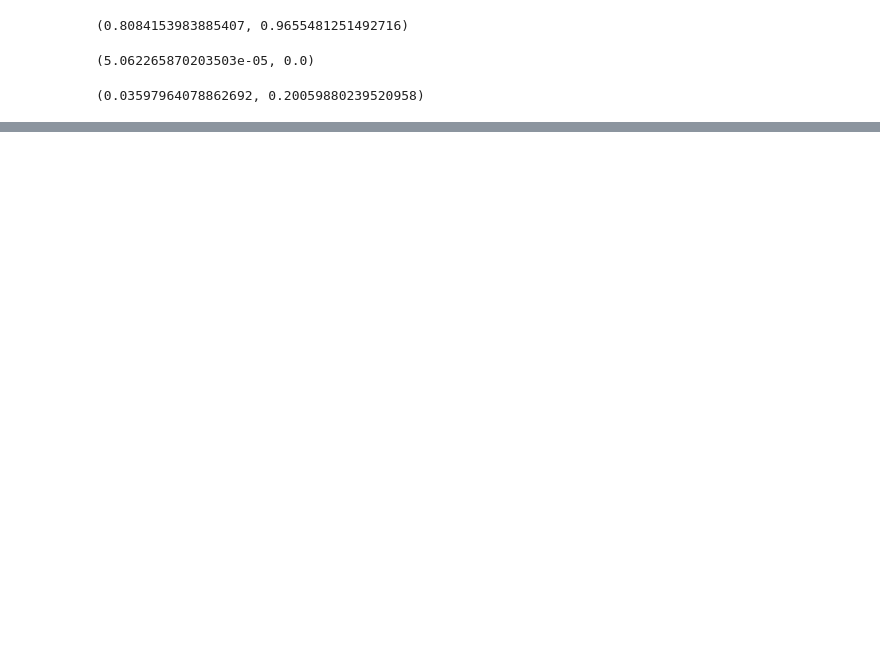
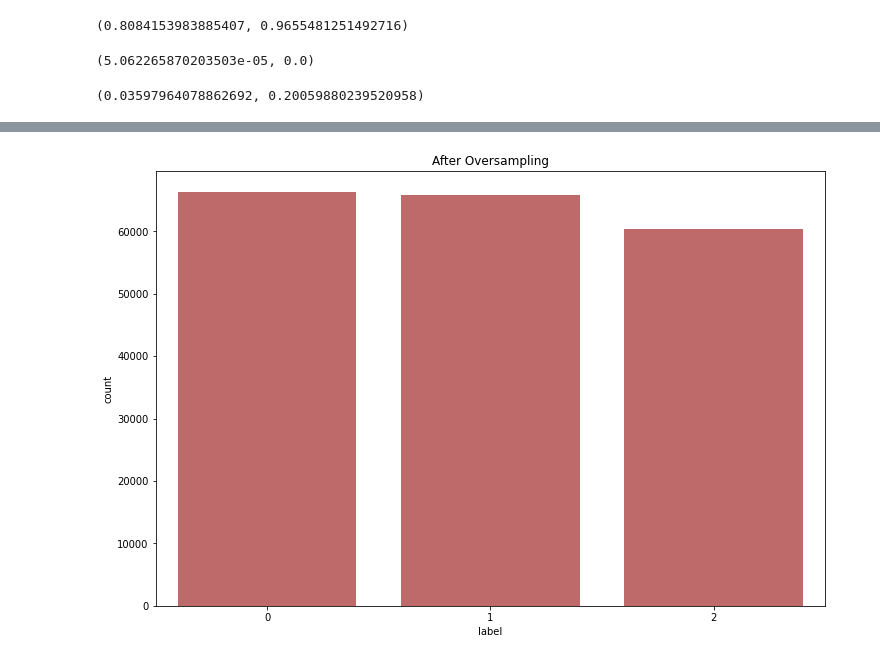
Before and after one commit to lucifermorningstar1305/infosys722, a Jupyter notebook: Step3_8_Data_Modelling.ipynb, the cells around one changed output, grey strips where cells are left out. Cells and saved outputs as stored; diff of their text form; code cells hidden in the pictures; blank space fills up the shorter version.

```diff
--- a/Step3_8_Data_Modelling.ipynb
+++ b/Step3_8_Data_Modelling.ipynb
@@ -399,0 +404,20 @@ conf_mat_metric.falsePositiveRate(2.), conf_mat_metric.truePositiveRate(2.)
+# %%
+def oversample(df: pyspark.sql.DataFrame, minoritylabel: int) -> pyspark.sql.DataFrame:
+    """ Function to oversample the minority classes """
+
+    majority_df = df_train_scaled.filter(F.col("label") == 0)
+    minority_df = df_train_scaled.filter((F.col("label") == minoritylabel))
+    ratio = int(majority_df.count() / minority_df.count())
+
+    oversampled_df = minority_df.withColumn("dummy",
+                                           F.explode(
+                                               F.array([F.lit(x) for x in range(ratio)])
+                                           )).drop("dummy")
+
+    return oversampled_df
+# %%
+df_minority_1 = oversample(df_train_scaled, 1)
+df_minority_2 = oversample(df_train_scaled, 2)
+
+df_oversampled_scaled = df_train_scaled.filter(F.col("label") == 0).union(df_minority_1)
+df_oversampled_scaled = df_oversampled_scaled.union(df_minority_2)
@@ -399,0 +434,7 @@ conf_mat_metric.falsePositiveRate(2.), conf_mat_metric.truePositiveRate(2.)
+# %%
+plt.figure(figsize=(12, 8))
+plt.title("After Oversampling")
+sns.countplot(x="label", data=df_oversampled_scaled.select("label").toPandas(), color="indianred")
+plt.show()
+# %% [output]
+[figure, added]
```
Also changed, not shown: parts of 16 cells of this notebook.
